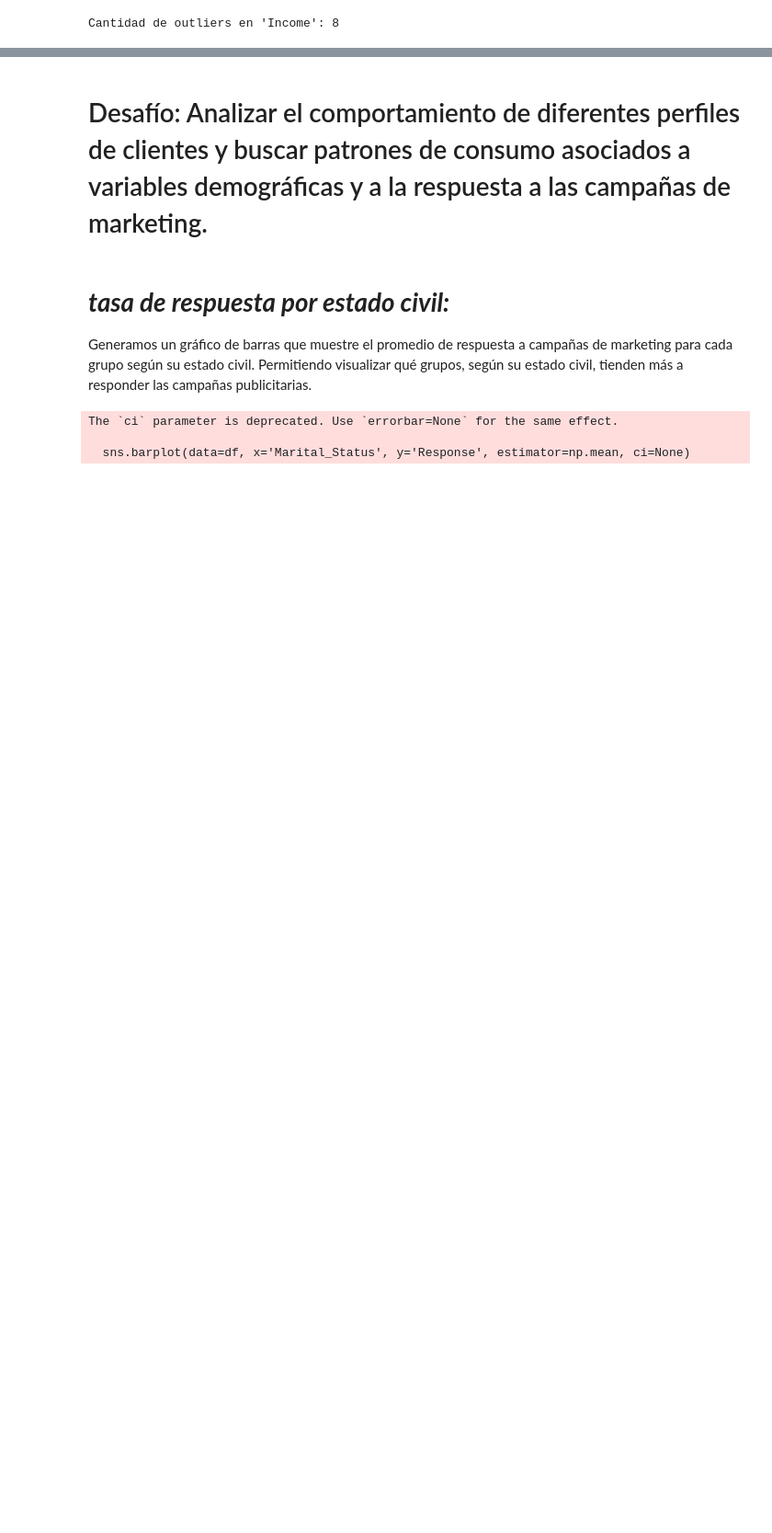
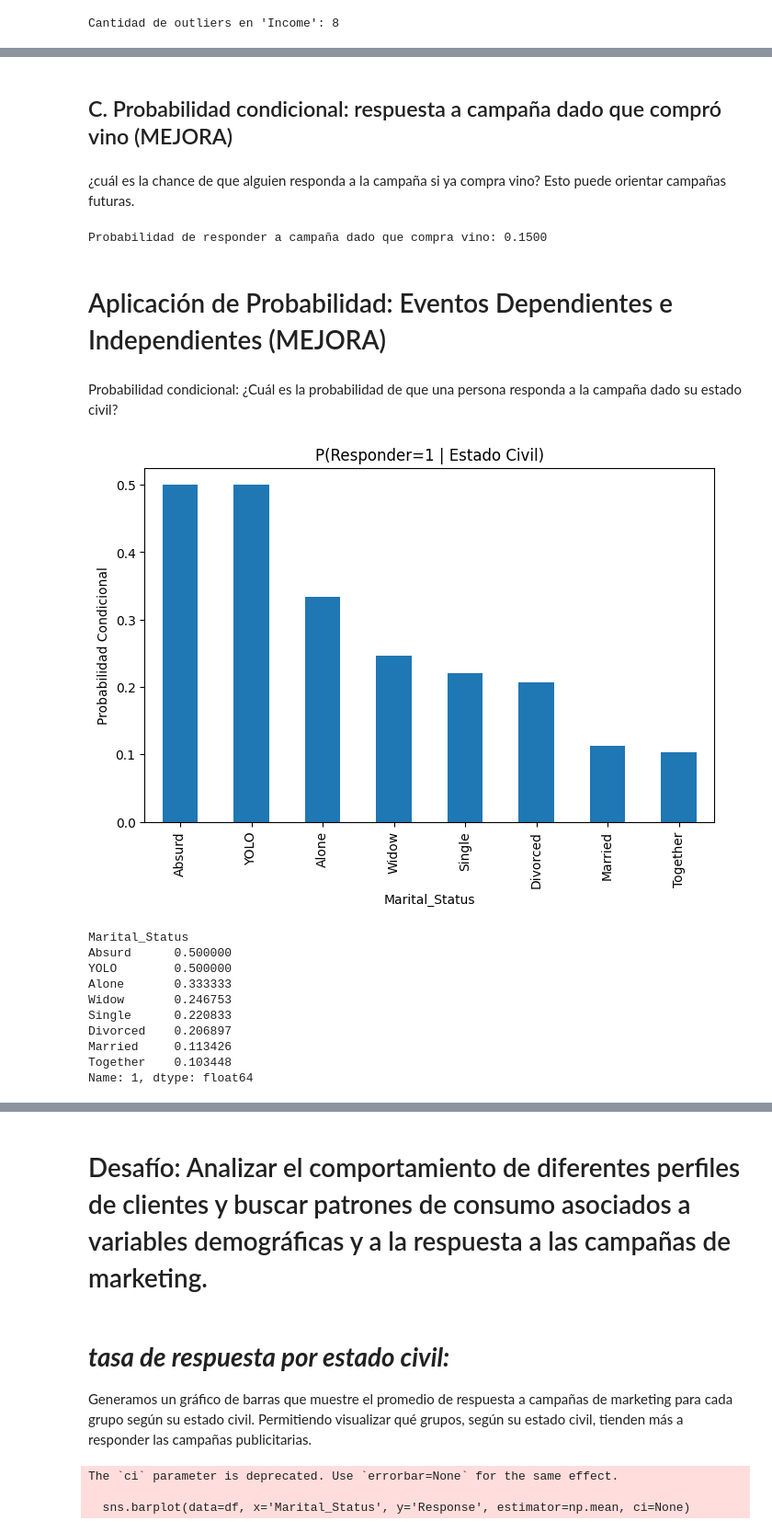
Before and after one commit to Eduardo-G0nzalez/EDA_FundamentosML_EduardoGonzalez, a Jupyter notebook: Evaluacion1EduardoGonzalez.ipynb, the cells around one changed output, grey strips where cells are left out. Shown: that part at 92% size. Cells and saved outputs as stored; diff of their text form; code cells hidden in the pictures; blank space fills up the shorter version.

```diff
--- a/Evaluacion1EduardoGonzalez.ipynb
+++ b/Evaluacion1EduardoGonzalez.ipynb
@@ -210,0 +375,41 @@ Cantidad de outliers en 'Income': 8
+# %% [markdown]
+## C. Probabilidad condicional: respuesta a campaña dado que compró vino (MEJORA)
+# %% [markdown]
+¿cuál es la chance de que alguien responda a la campaña si ya compra vino? Esto puede orientar campañas futuras.
+# %%
+# Definir respuesta positiva y compras de vino
+respondio = df[df['Response'] == 1]
+prob_compra_vino_y_resp = len(respondio[respondio['MntWines'] > 0]) / len(df)
+prob_compra_vino = len(df[df['MntWines'] > 0]) / len(df)
+
+# P(Response=1 | Compra vino)
+prob_cond = prob_compra_vino_y_resp / prob_compra_vino
+print(f"Probabilidad de responder a campaña dado que compra vino: {prob_cond:.4f}")
+# %% [output]
+Probabilidad de responder a campaña dado que compra vino: 0.1500
+# %% [markdown]
+# Aplicación de Probabilidad: Eventos Dependientes e Independientes (MEJORA)
+# %% [markdown]
+Probabilidad condicional: ¿Cuál es la probabilidad de que una persona responda a la campaña dado su estado civil?
+# %%
+# Creamos una tabla de contingencia
+contingencia = pd.crosstab(df['Marital_Status'], df['Response'], normalize='index')
+
+# Mostramos la probabilidad de respuesta (Response=1) por estado civil
+contingencia[1].sort_values(ascending=False).plot(kind='bar', figsize=(8,5), title="P(Responder=1 | Estado Civil)")
+plt.ylabel("Probabilidad Condicional")
+plt.show()
+
+print(contingencia[1].sort_values(ascending=False))
+# %% [output]
+[figure, added]
+Marital_Status
+Absurd      0.500000
+YOLO        0.500000
+Alone       0.333333
+Widow       0.246753
+Single      0.220833
+Divorced    0.206897
+Married     0.113426
+Together    0.103448
+Name: 1, dtype: float64
```
Also changed, not shown: parts of 34 cells of this notebook.
